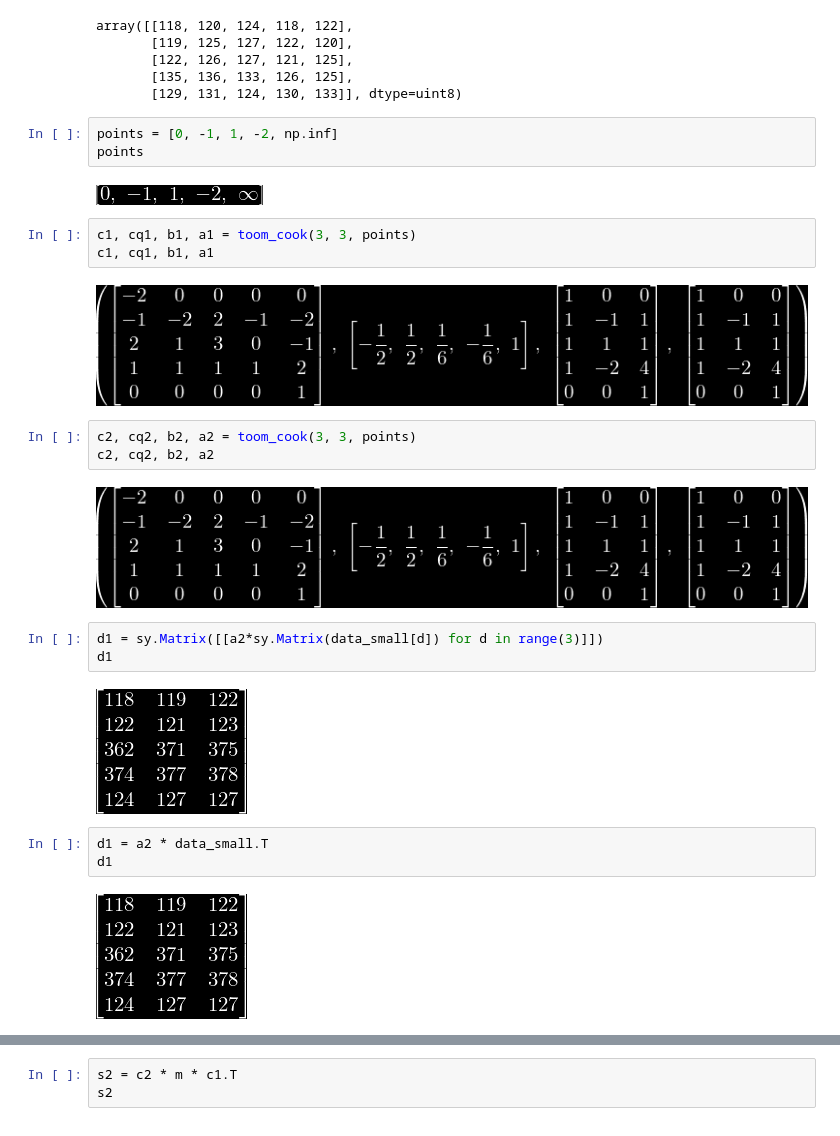
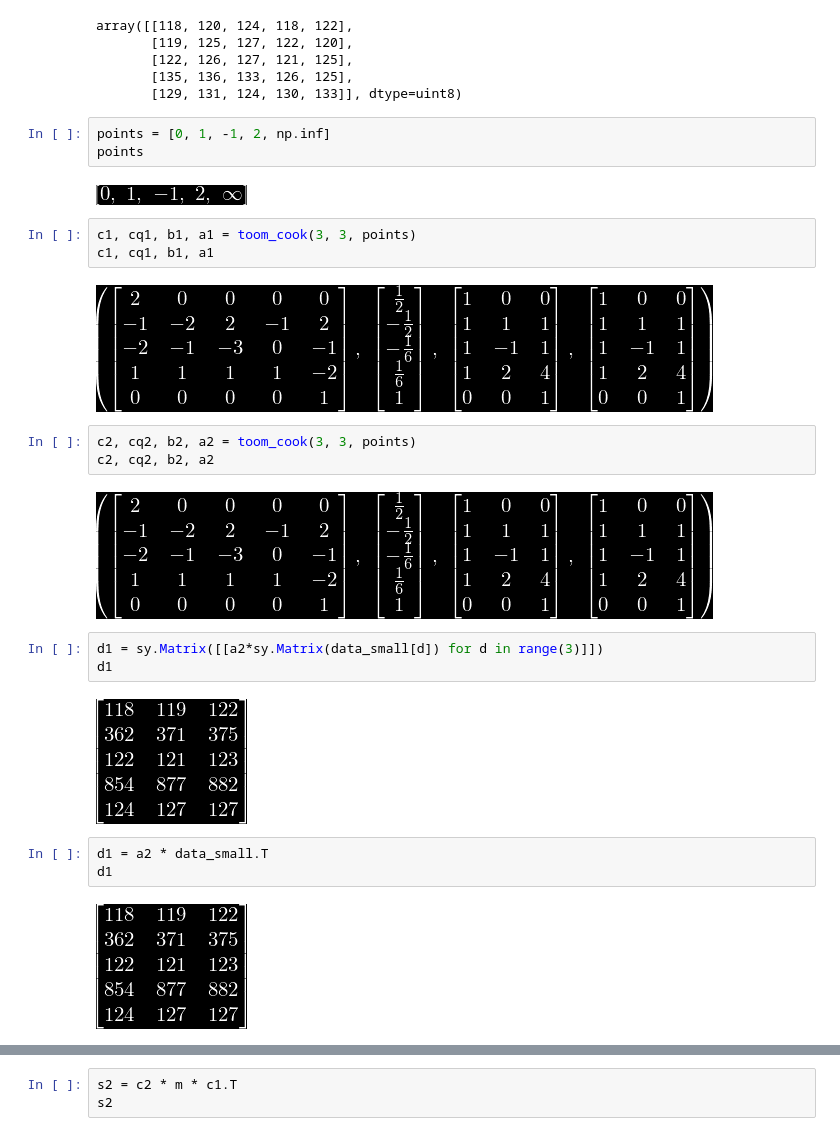
Before and after one commit to tarsioonofrio/fast-convolution-rtl, a Jupyter notebook: notebooks/convolution_comparsion-2d.ipynb, the cells around one changed output, grey strips where cells are left out. Saved outputs shown, nothing was run; the diff lists cells and outputs as text.

```diff
--- a/notebooks/convolution_comparsion-2d.ipynb
+++ b/notebooks/convolution_comparsion-2d.ipynb
@@ -111,30 +110,30 @@ array([[118, 120, 124, 118, 122],
        [135, 136, 133, 126, 125],
        [129, 131, 124, 130, 133]], dtype=uint8)
 # %%
-points = [0, -1, 1, -2, np.inf]
+points = [0, 1, -1, 2, np.inf]
 points
 # %% [output]
-[figure, old version]
+[figure, new version]
 # %%
 c1, cq1, b1, a1 = toom_cook(3, 3, points)
 c1, cq1, b1, a1
 # %% [output]
-[figure, old version]
+[figure, new version]
 # %%
 c2, cq2, b2, a2 = toom_cook(3, 3, points)
 c2, cq2, b2, a2
 # %% [output]
-[figure, old version]
+[figure, new version]
 # %%
 d1 = sy.Matrix([[a2*sy.Matrix(data_small[d]) for d in range(3)]])
 d1
 # %% [output]
-[figure, old version]
+[figure, new version]
 # %%
 d1 = a2 * data_small.T
 d1
 # %% [output]
-[figure, old version]
+[figure, new version]
 # %%
 bg1 = sy.Matrix([[sy.diag(*cq2) * b2 * sy.Matrix(w) for w in weight]])
 bg1
```
Also changed, not shown: parts of 27 cells of this notebook, 6 other files.
